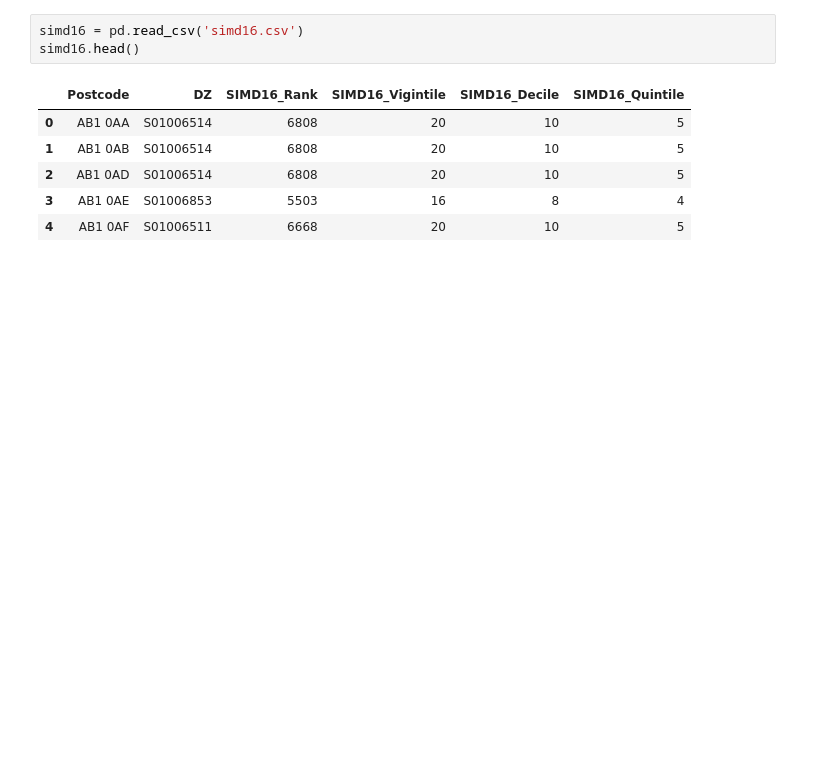
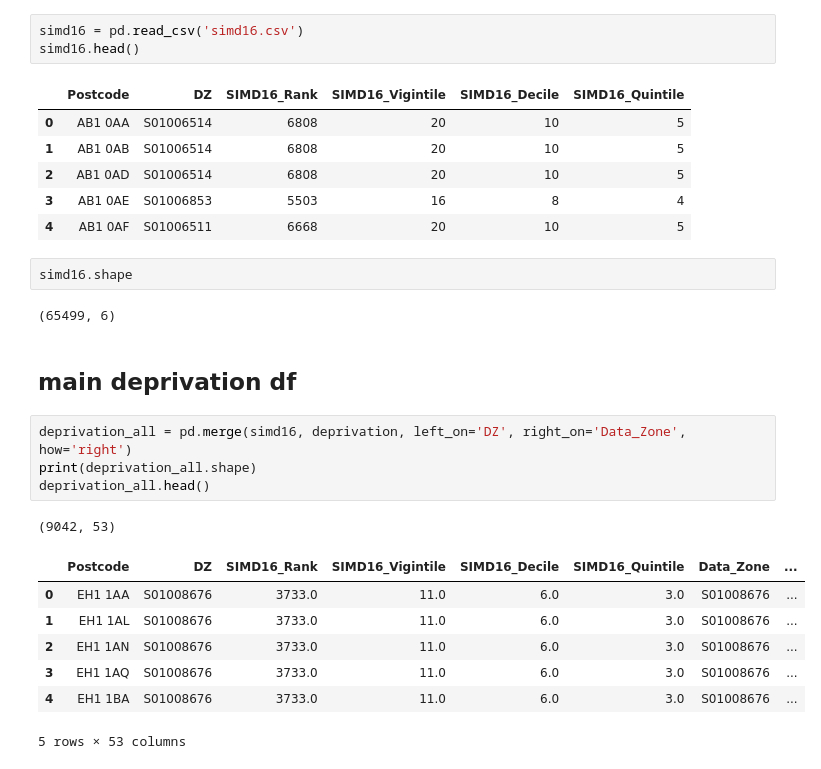
Before and after one commit to juanginzo/hackaton_generation_rent, a Jupyter notebook: juan_eda.ipynb, the cells around one changed output. Cells and saved outputs as stored; diff of their text form; blank space fills up the shorter version.

Commit message:
trying to merge

```diff
--- a/juan_eda.ipynb
+++ b/juan_eda.ipynb
@@ -178,3 +165,22 @@ simd16.head()
 | 2 | AB1 0AD | S01006514 | 6808 | 20 | 10 | 5 |
 | 3 | AB1 0AE | S01006853 | 5503 | 16 | 8 | 4 |
 | 4 | AB1 0AF | S01006511 | 6668 | 20 | 10 | 5 |
+# %%
+simd16.shape
+# %% [output]
+(65499, 6)
+# %% [markdown]
+## main deprivation df
+# %%
+deprivation_all = pd.merge(simd16, deprivation, left_on='DZ', right_on='Data_Zone', how='right')
+print(deprivation_all.shape)
+deprivation_all.head()
+# %% [output]
+(9042, 53)
+|  | Postcode | DZ | SIMD16_Rank | SIMD16_Vigintile | SIMD16_Decile | SIMD16_Quintile | Data_Zone | ... |
+| 0 | EH1 1AA | S01008676 | 3733.0 | 11.0 | 6.0 | 3.0 | S01008676 | ... |
+| 1 | EH1 1AL | S01008676 | 3733.0 | 11.0 | 6.0 | 3.0 | S01008676 | ... |
+| 2 | EH1 1AN | S01008676 | 3733.0 | 11.0 | 6.0 | 3.0 | S01008676 | ... |
+| 3 | EH1 1AQ | S01008676 | 3733.0 | 11.0 | 6.0 | 3.0 | S01008676 | ... |
+| 4 | EH1 1BA | S01008676 | 3733.0 | 11.0 | 6.0 | 3.0 | S01008676 | ... |
+5 rows × 53 columns
```
Also changed, not shown: parts of 10 cells of this notebook, 1 other file.
